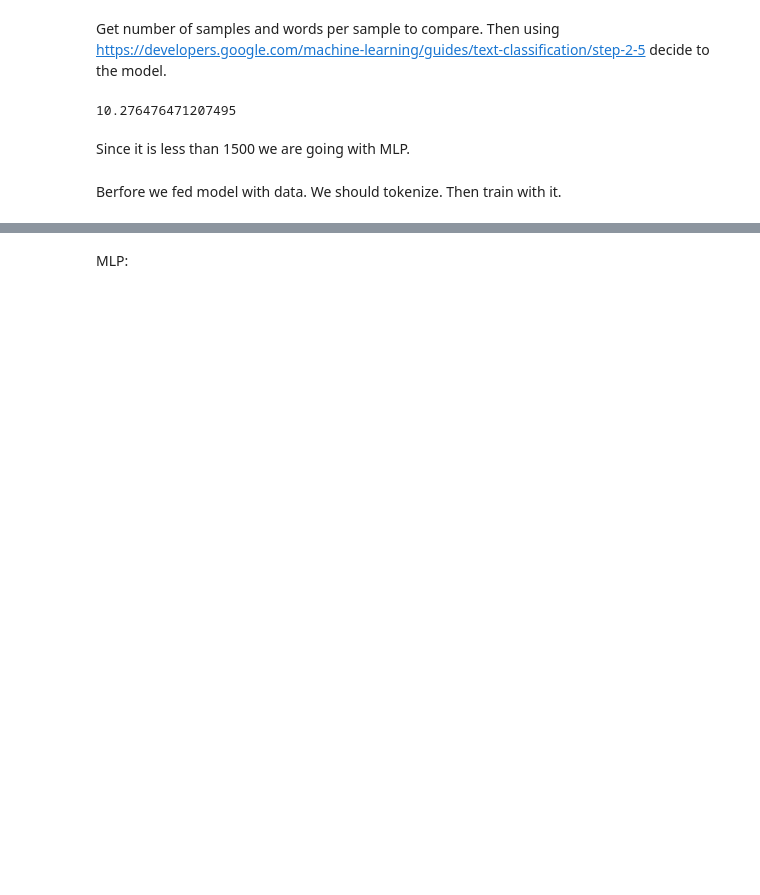
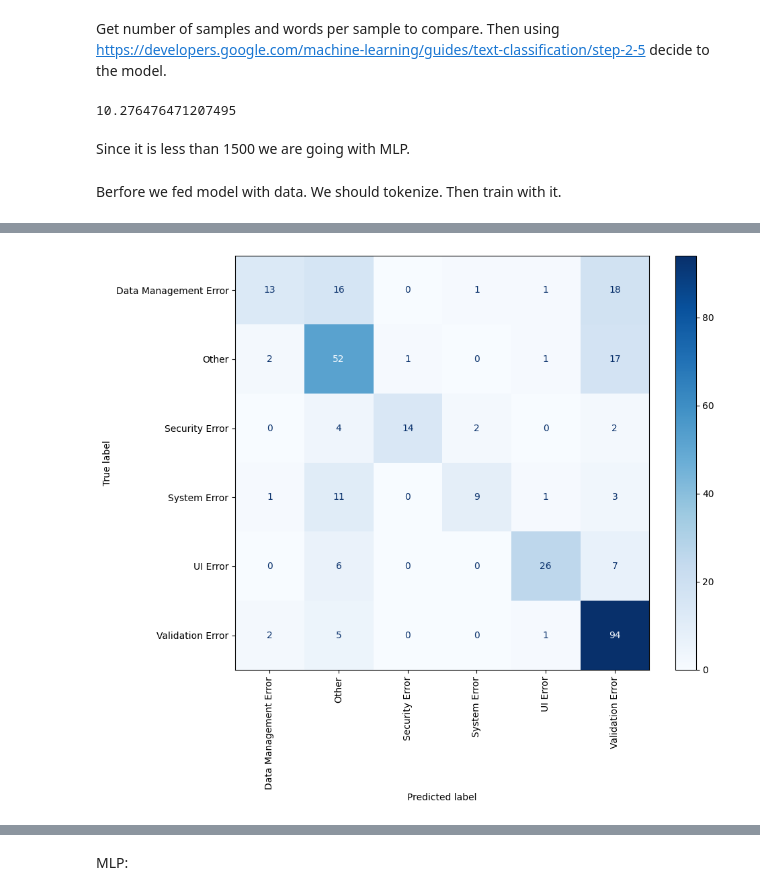
Before and after one commit to mcany-pia/defect-categorization, a Jupyter notebook: Defects.ipynb, the cells around one changed output, grey strips where cells are left out. Cells and saved outputs as stored; diff of their text form; code cells hidden in the pictures; blank space fills up the shorter version.

```diff
--- a/Defects.ipynb
+++ b/Defects.ipynb
@@ -147,10 +171,22 @@ def ngram_vectorize(train_texts, train_labels, val_texts):
 Berfore we fed model with data. We should tokenize. Then train with it.
 # %%
 # Define train_texts, train_labels, val_texts, and val_labels earlier
-train_texts = tdf['Summary']
-train_labels = tdf['Merged Classification']
-val_texts = vdf['Summary']
-val_labels = vdf['Merged Classification']
+train_texts = tdf['Summary'].apply(lambda x: x.split(':', 1)[-1].strip() if ':' in x else x)
+#train_labels = tdf['Merged Classification']
+val_texts = vdf['Summary'].apply(lambda x: x.split(':', 1)[-1].strip() if ':' in x else x)
+#val_labels = vdf['Merged Classification']
+
+#replaced
+train_labels = tdf['Merged Classification'].replace(['Performance Error', 'Verfigback Error', 'Integration Error', 'Algorithmic Error', 'Build Error', 'Patching Error'], ['System Error', 'Other', 'Other', 'Other', 'Other', 'Other'])
+val_labels = vdf['Merged Classification'].replace(['Performance Error', 'Verfigback Error', 'Integration Error', 'Algorithmic Error', 'Build Error', 'Patching Error'], ['System Error', 'Other', 'Other', 'Other', 'Other', 'Other'])
+
+
+
+
+
+
+
+
 # Initialize a label encoder
 label_encoder = LabelEncoder()
 
@@ -163,0 +208,60 @@ unique_classes = np.unique(train_labels)
+# %%
+svm = SVC(kernel='rbf', random_state=42, probability=True)
+svm.fit(x_train, y_train_encoded)
+y_val_prob_svm = svm.predict_proba(x_val)
+
+# Get the top 3 predicted classes for each instance
+top3_preds = np.argsort(y_val_prob_svm, axis=1)[:, -2:]
+
+# Check if true label is in top 3 predictions for each instance
+topn_accuracy = np.mean([y_val_encoded[i] in top3_preds[i] for i in range(len(y_val_encoded))])
+
+cross_val_accuracies = cross_val_score(svm, x_train, y_train_encoded, cv=5, scoring='accuracy')
+
+# Compute mean and standard deviation of cross-validation accuracies
+mean_cross_val_accuracy = cross_val_accuracies.mean()
+std_cross_val_accuracy = cross_val_accuracies.std()
+
+print("Cross-Validation Accuracies:", cross_val_accuracies)
+print(mean_cross_val_accuracy)
+print(std_cross_val_accuracy)
+
+print("Top-2 Accuracy on validation set:", topn_accuracy)
+
+# If you still want the standard predictions and classification report:
+y_val_pred_svm = svm.predict(x_val)
+classification_rep_svm_test_new = classification_report(y_val_encoded, y_val_pred_svm, target_names=label_encoder.classes_)
+print(classification_rep_svm_test_new)
+
+cm = confusion_matrix(y_val_encoded, y_val_pred_svm)
+
+fig, ax = plt.subplots(figsize=(10, 8))
+disp = ConfusionMatrixDisplay(confusion_matrix=cm, display_labels=unique_classes)
+disp.plot(ax=ax, cmap=plt.cm.Blues)
+
+# Rotate x-axis labels
+plt.xticks(rotation=90)
+
+
+
+'''
+####Hyperparameter Tuning
+plt.title('Confusion Matrix')
+plt.show()
+param_grid = {
+    'C': [0.1, 1, 10, 100],
+    'kernel': ['linear', 'rbf', 'poly', 'sigmoid'],
+    'degree': [2, 3, 4],  # Only considered when kernel is 'poly'
+    'gamma': ['scale', 'auto']
+}
+
+# Create a GridSearchCV object
+grid_search = GridSearchCV(SVC(random_state=42, probability=True), param_grid, cv=5, scoring='accuracy')
+
+# Fit the model
+grid_search.fit(x_train, y_train_encoded)
+
+# Print best parameters
+print("Best parameters found: ", grid_search.best_params_)
+'''
+# %% [output]
@@ -163,0 +285 @@ unique_classes = np.unique(train_labels)
+[figure, added]
```
Also changed, not shown: parts of 12 cells of this notebook.
